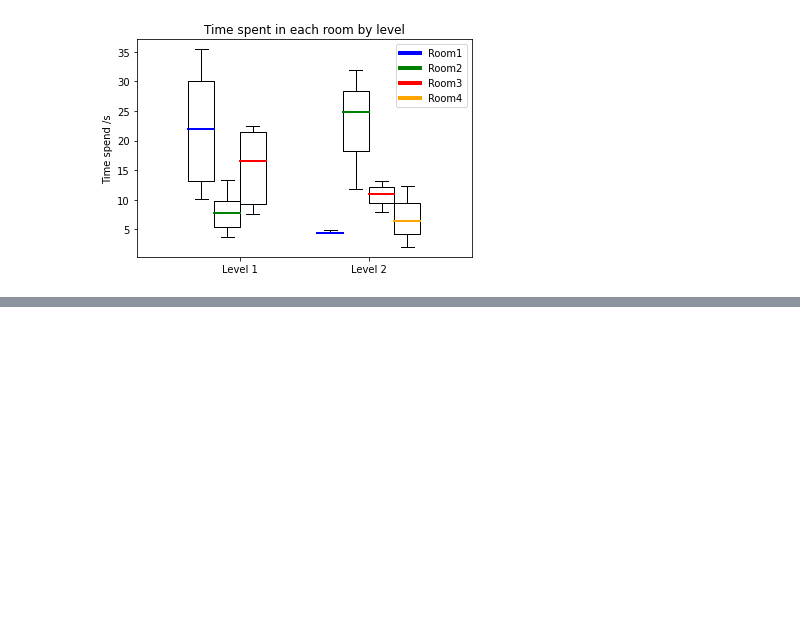
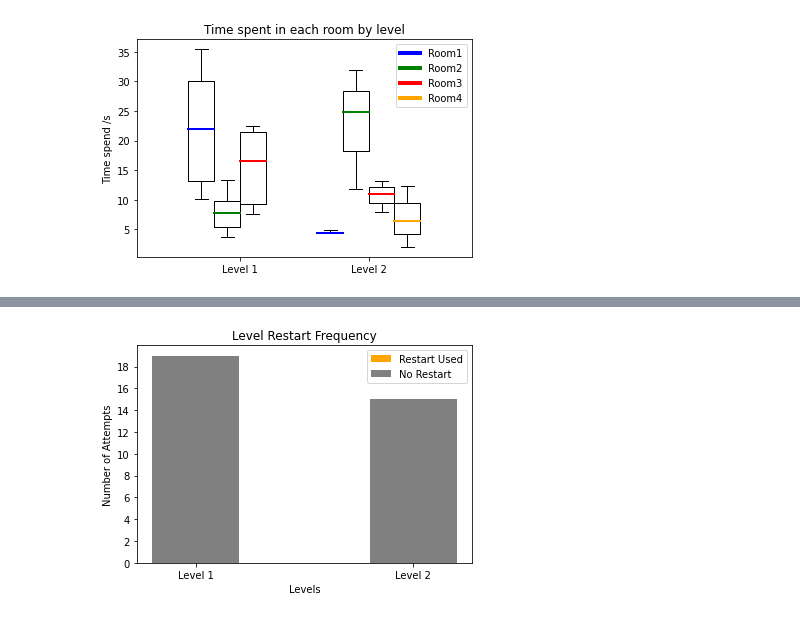
Before and after one commit to CSCI-526/spring-2024-project-tuesday-wandering-ghost, a Jupyter notebook: Analytics/visualization.ipynb, the cells around one changed output, grey strips where cells are left out. Saved outputs shown, nothing was run; the diff lists cells and outputs as text; code cells hidden in the pictures; blank space fills up the shorter version.

```diff
--- a/Analytics/visualization.ipynb
+++ b/Analytics/visualization.ipynb
@@ -161,0 +377,5 @@ TBD
+# %%
+# plot and save the graph
+restart_frequency_chart(finished_data, unfinished_data, 'level_restart_frequency.png')
+# %% [output]
+[figure, added]
```
Also changed, not shown: parts of 18 cells of this notebook, 10 other files.
